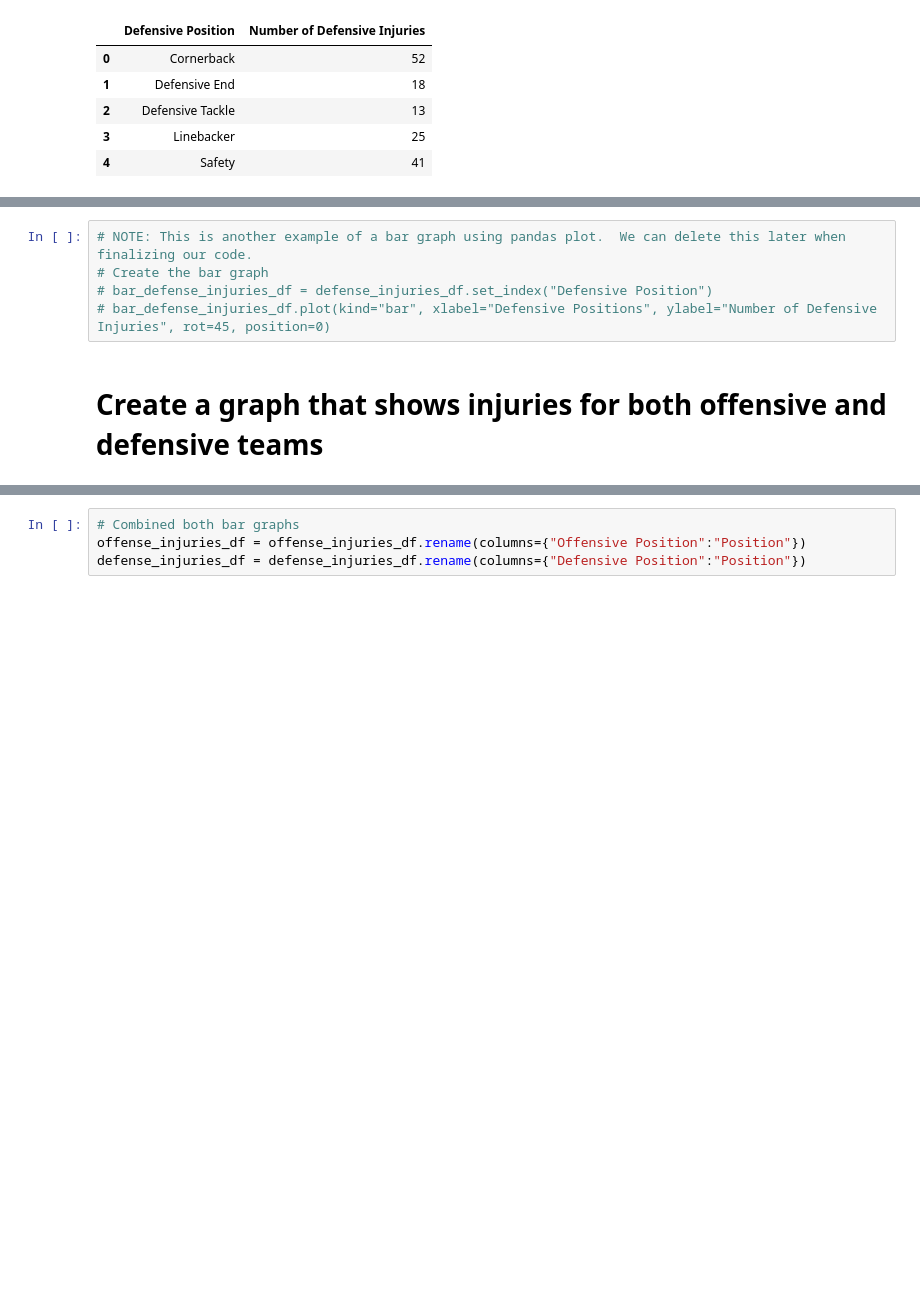
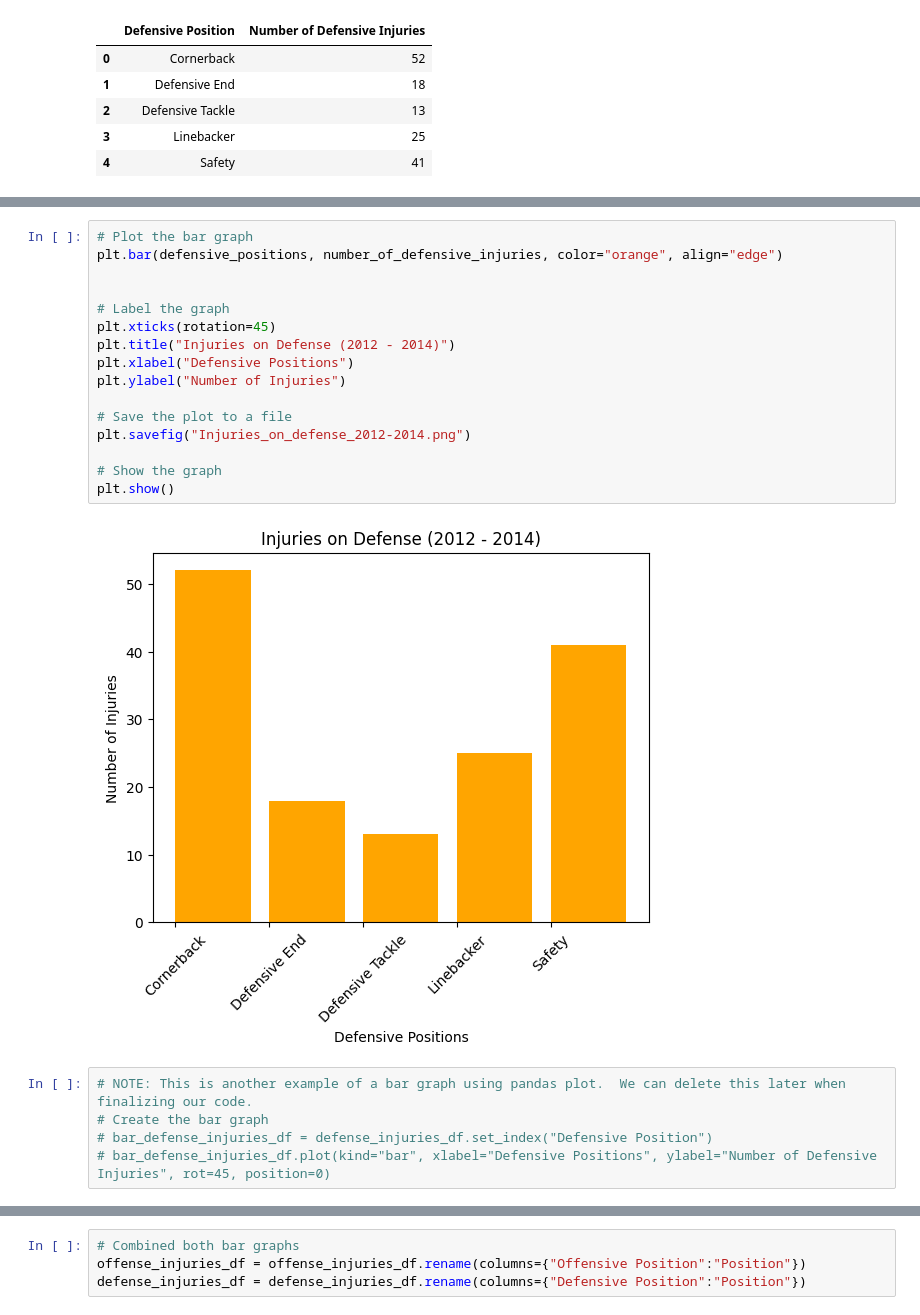
Before and after one commit to DunieCarrasco/nfl_concussion_analysis, a Jupyter notebook: joel_clean_dataframe.ipynb, the cells around one changed output, grey strips where cells are left out. Cells and saved outputs as stored; diff of their text form; blank space fills up the shorter version.

```diff
--- a/joel_clean_dataframe.ipynb
+++ b/joel_clean_dataframe.ipynb
@@ -388,7 +374,23 @@ plt.show()
+# %%
+# Plot the bar graph
+plt.bar(defensive_positions, number_of_defensive_injuries, color="orange", align="edge")
+
+
+# Label the graph
+plt.xticks(rotation=45)
+plt.title("Injuries on Defense (2012 - 2014)")
+plt.xlabel("Defensive Positions")
+plt.ylabel("Number of Injuries")
+
+# Save the plot to a file
+plt.savefig("Injuries_on_defense_2012-2014.png")
+
+# Show the graph
+plt.show()
+# %% [output]
+[figure, added]
 # %%
 # NOTE: This is another example of a bar graph using pandas plot.  We can delete this later when finalizing our code.
 # Create the bar graph
 # bar_defense_injuries_df = defense_injuries_df.set_index("Defensive Position")
 # bar_defense_injuries_df.plot(kind="bar", xlabel="Defensive Positions", ylabel="Number of Defensive Injuries", rot=45, position=0)
-# %% [markdown]
-# Create a graph that shows injuries for both offensive and defensive teams
```
Also changed, not shown: parts of 51 cells of this notebook, 8 other files.
